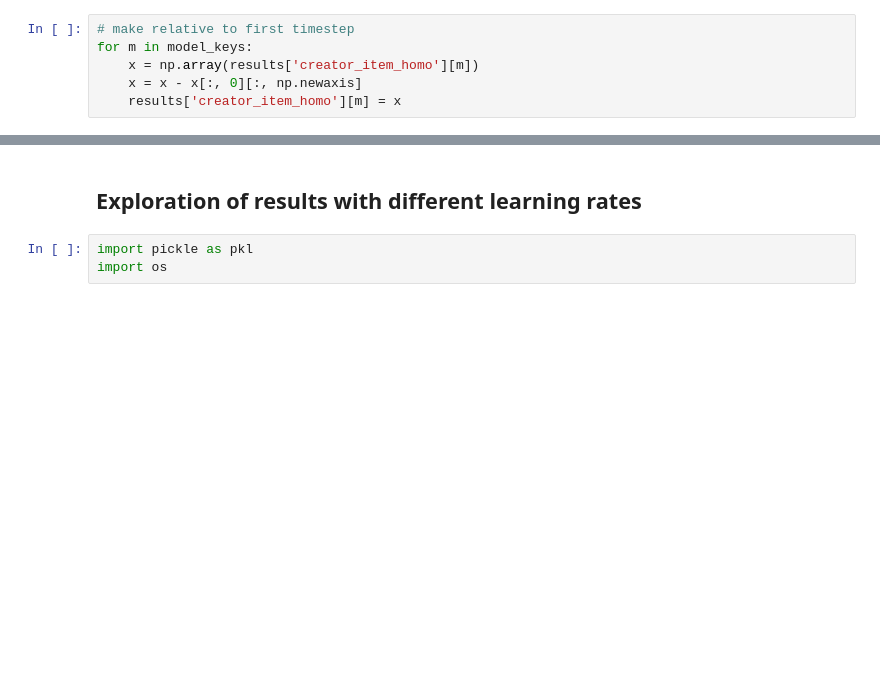
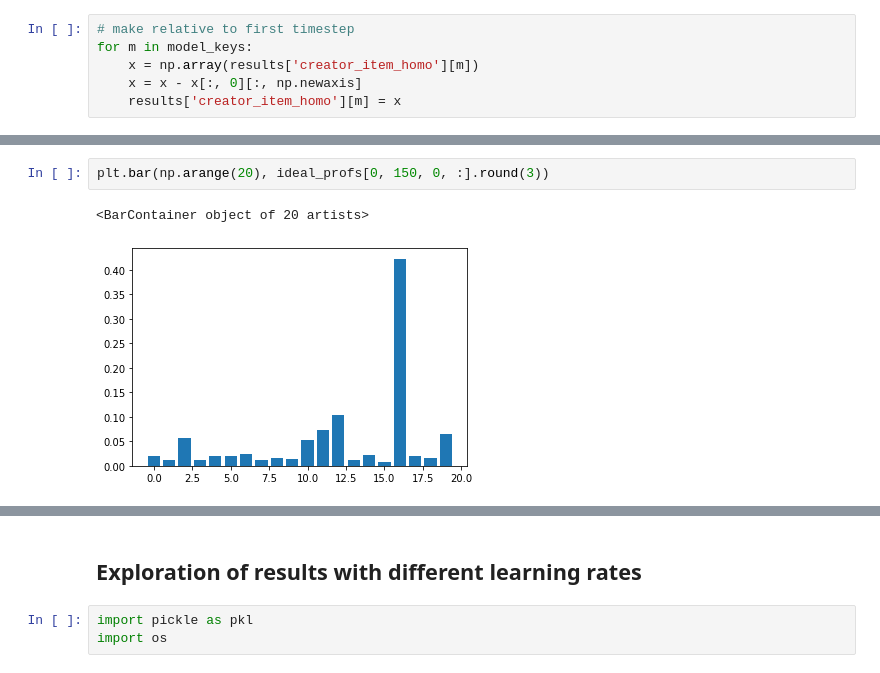
Before and after one commit to sunnymatt/t-recs-experiments, a Jupyter notebook: chaney/content_creators.ipynb, the cells around one changed output, grey strips where cells are left out. Saved outputs shown, nothing was run; the diff lists cells and outputs as text; blank space fills up the shorter version.

```diff
--- a/chaney/content_creators.ipynb
+++ b/chaney/content_creators.ipynb
@@ -315,0 +414,5 @@ plt.savefig("figures/creator_repeated_item_homo.pdf")
+# %%
+plt.bar(np.arange(20), ideal_profs[0, 150, 0, :].round(3))
+# %% [output]
+<BarContainer object of 20 artists>
+[figure, added]
```
Also changed, not shown: parts of 21 cells of this notebook.
